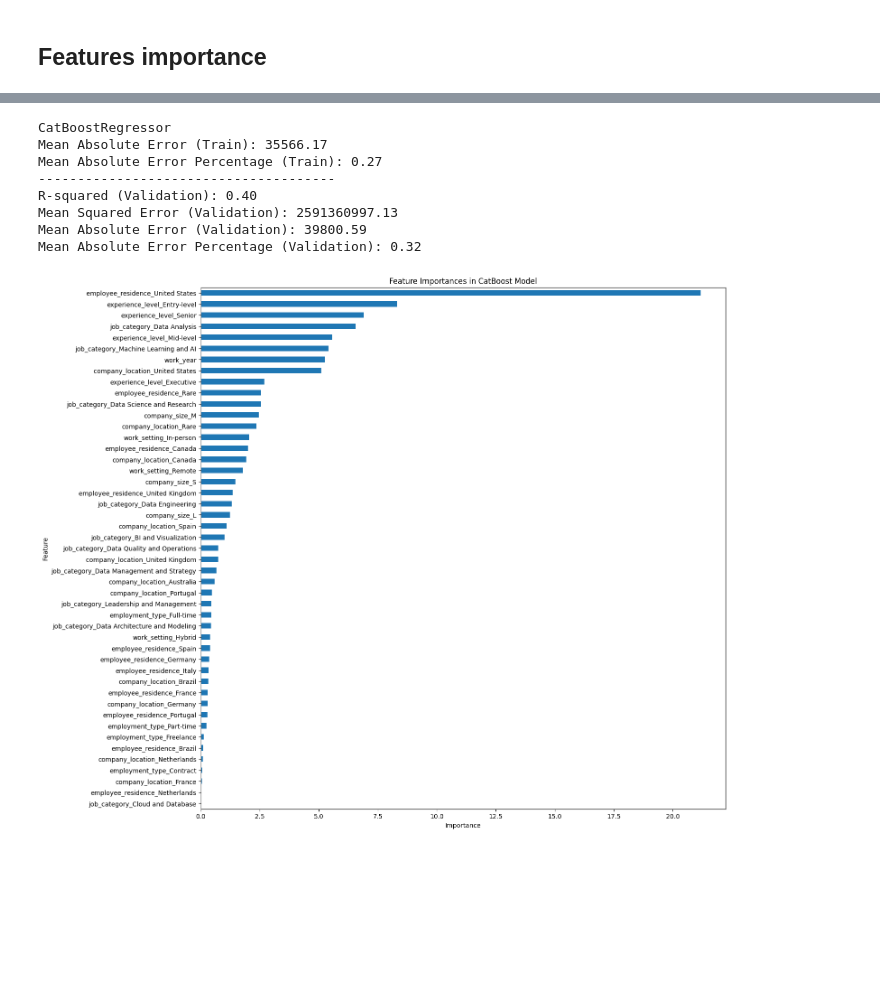
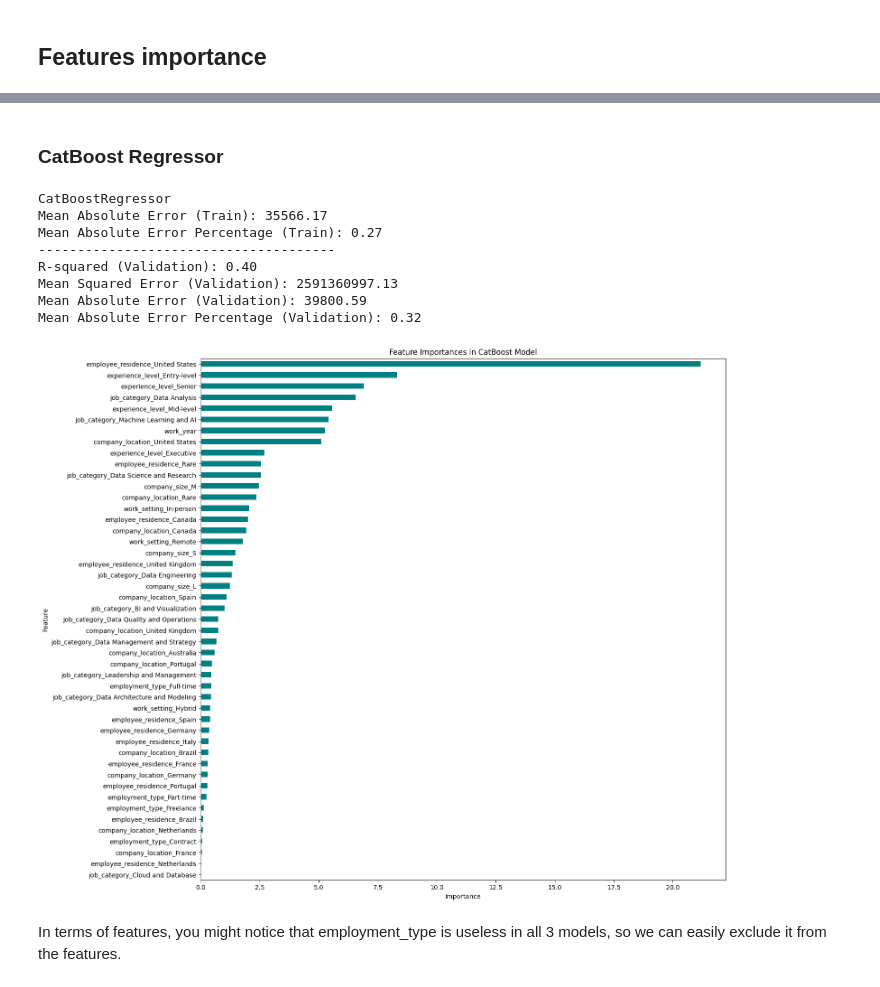
Before and after one commit to olgazju/project_salary_prediction, a Jupyter notebook: EDA.ipynb, the cells around one changed output, grey strips where cells are left out. Saved outputs shown, nothing was run; the diff lists cells and outputs as text; code cells hidden in the pictures; blank space fills up the shorter version.

Commit message:
added models and finetuning

```diff
--- a/EDA.ipynb
+++ b/EDA.ipynb
@@ -452,34 +608,36 @@ Mean Absolute Error Percentage (Validation): 0.32
+# %% [markdown]
+### CatBoost Regressor
 # %%
 catboost_model = CatBoostRegressor(random_state=42, verbose=False)
 catboost_model.set_feature_names(X_train.columns)
 catboost_model.fit(X_train, y_train)
 print("CatBoostRegressor")
 print_metrics(rf_reg, X_train, y_train, X_val, y_val)
 print("")
 
 feature_importances = catboost_model.get_feature_importance()
 
 feature_importance_df = pd.DataFrame({
     'Feature': catboost_model.feature_names_,
     'Importance': feature_importances
 })
 feature_importance_df = feature_importance_df.sort_values(by='Importance', ascending=True)
 
-# Plotting
 plt.figure(figsize=(15, 15), dpi=100)
-#feature_importance_df.plot(kind='barh')
-feature_importance_df.set_index('Feature')['Importance'].plot(kind='barh')
+feature_importance_df.set_index('Feature')['Importance'].plot(kind='barh', color="teal")
 plt.title('Feature Importances in CatBoost Model')
 plt.xlabel('Importance')
 plt.ylabel('Feature')
 plt.show()
 # %% [output]
 CatBoostRegressor
 Mean Absolute Error (Train): 35566.17
 Mean Absolute Error Percentage (Train): 0.27
 --------------------------------------
 R-squared (Validation): 0.40
 Mean Squared Error (Validation): 2591360997.13
 Mean Absolute Error (Validation): 39800.59
 Mean Absolute Error Percentage (Validation): 0.32
-[figure, old version]
+[figure, new version]
+# %% [markdown]
+In terms of features, you might notice that employment_type is useless in all 3 models, so we can easily exclude it from the features.
```
Also changed, not shown: parts of 38 cells of this notebook, 1 other file.
